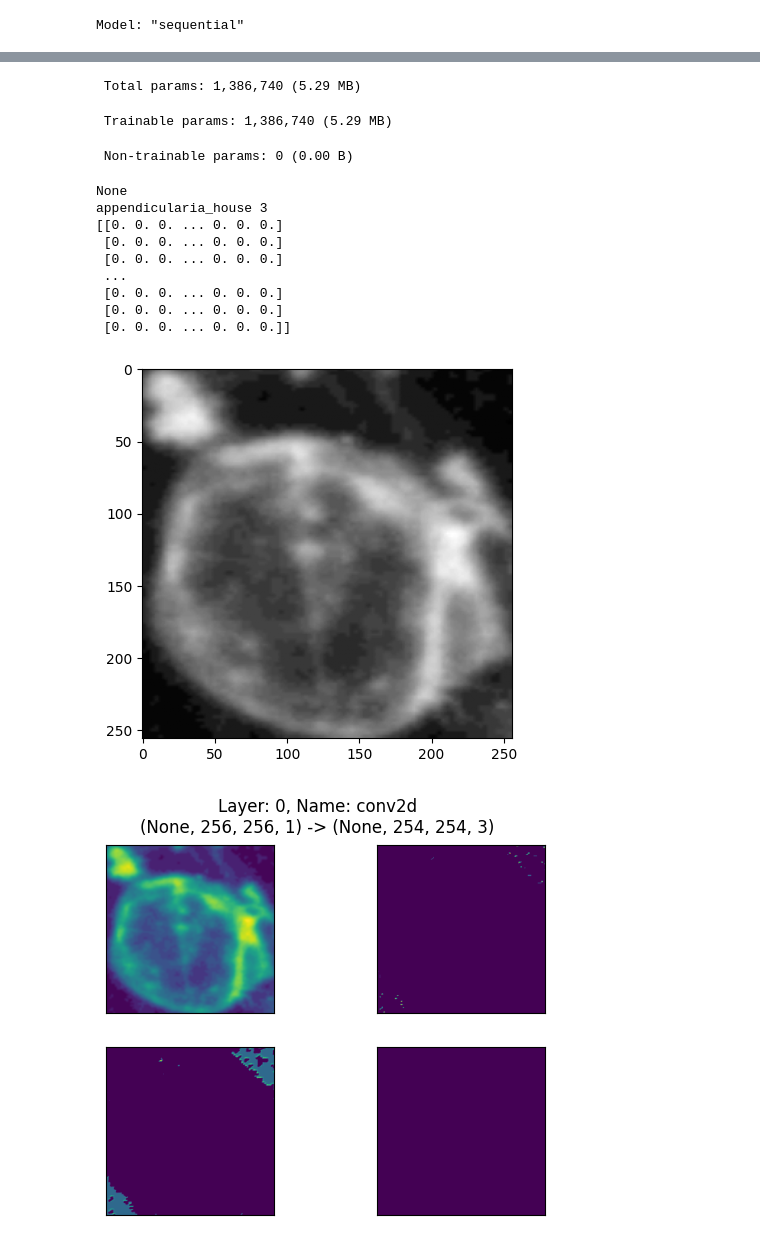
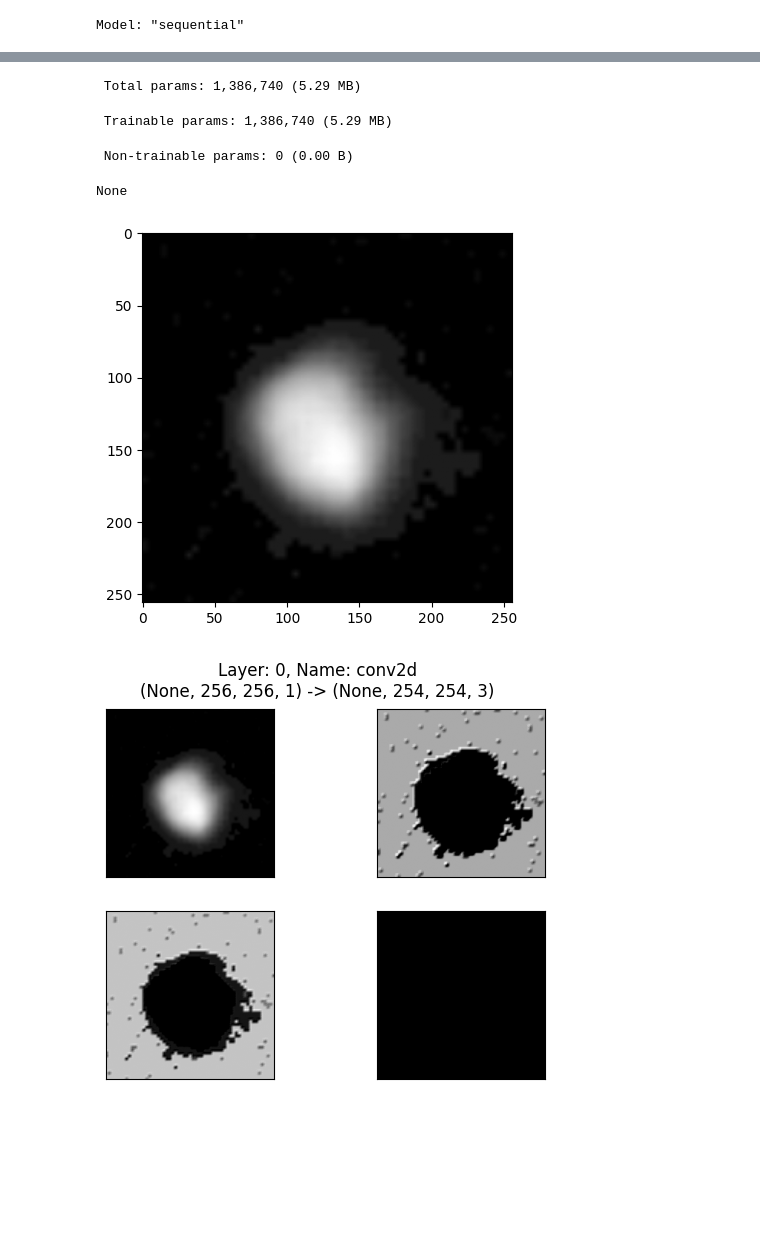
Before and after one commit to Bajtinus/ML-Project, a Jupyter notebook: Project/feature_map_visualization.ipynb, the cells around one changed output, grey strips where cells are left out. Saved outputs shown, nothing was run; the diff lists cells and outputs as text; code cells hidden in the pictures; blank space fills up the shorter version.

```diff
--- a/Project/feature_map_visualization.ipynb
+++ b/Project/feature_map_visualization.ipynb
@@ -22,7 +21,7 @@ def predict_image_class(image, local_model, verbose):
 
 # Define Variables Here
 
-path_to_image = "D:/ML_Dataset/subsets/equal_dist_100/appendicularia_house/training_appendicularia_house_roi0.2574344800.tif.png"
+path_to_image = "D:/ML_Dataset/subsets/equal_dist_100/blurry/training_blurry_roi0.0121042400.tif.png"
 model = keras.models.load_model("models/few_filters.keras")
 
 number_to_class = ['actinotrocha', 'amphipods', 'appendicularia', 'appendicularia_house', 'bipinnaria', 'blurry', 'copepods', 'diatoms', 'echinodermata', 'eggs', 'larvae', 'malacostraca', 'medusae', 'mnemiopsis', 'noctiluca', 'phaeocystis', 'pilidium', 'pluteus', 'polychaeta', 'pteropods', 'rod', 'snow', 'unknown', 'veliger_larvae', 'worms', 'zoea_larvae']
@@ -39,11 +38,11 @@ img = cv2.resize(img, model.input_shape[1:3])
 img = img / 255.0
 img = numpy.expand_dims(img, axis=2)
 plt.imshow(img, cmap='gray')
+plt.show()
 
 
 selected_image_class = path_to_image.split("/")[-2]
 selected_image_class_num = number_to_class.index(selected_image_class)
-print(selected_image_class, selected_image_class_num)
 
 feature_maps = numpy.array([img])
 
@@ -60,10 +59,9 @@ for i, layer in enumerate(model.layers):
             ax.set_yticks([])
             if j >= feature_maps.shape[-1]:
                 dummy_image = numpy.zeros((feature_maps.shape[1], feature_maps.shape[2]))
-                print(dummy_image)
-                ax.imshow(dummy_image, cmap='viridis')
+                ax.imshow(dummy_image, cmap='gray')
                 continue
-            ax.imshow(feature_maps[0, :, :, j], cmap='viridis')
+            ax.imshow(feature_maps[0, :, :, j], cmap='gray')
         plt.show()
 
     elif isinstance(layer, Dense) or isinstance(layer, Flatten):
@@ -71,49 +69,41 @@ for i, layer in enumerate(model.layers):
         sub_model.add(layer)
         feature_maps = sub_model.predict(feature_maps, verbose=verbosity)
         title = f"Layer: {i}, Name: {layer.name}\n{layer.input.shape} -> {layer.output.shape}"
-        plt.bar(numpy.linspace(0, len(feature_maps[0]), feature_maps.shape[1]), feature_maps[0])
+        bar = plt.bar(numpy.linspace(0, len(feature_maps[0]), feature_maps.shape[1]), feature_maps[0])
         if i == len(model.layers) - 1:
             predicted_class_num = predict_image_class(img, model, verbosity)
             predicted_class = number_to_class[predicted_class_num]
-            plt.scatter(selected_image_class_num, 0.1, color='red')
+            bar[selected_image_class_num].set_color("green")
             title += f"\nPredicted Class: {predicted_class}"
             title += f"\nCorrect Class: {selected_image_class}"
         plt.title(title)
         plt.show()
     else:
         print("-----------------------------------------------")
         print(f"Layer: {i}, Name: {layer.name}")
         print(f"{layer.input.shape} -> {layer.output.shape}")
 # %% [output]
 Model: "sequential"
 ┏━━━━━━━━━━━━━━━━━━━━━━━━━━━━━━━━━┳━━━━━━━━━━━━━━━━━━━━━━━━┳━━━━━━━━━━━━━━━┓
 ┃ Layer (type)                    ┃ Output Shape           ┃       Param # ┃
 ┡━━━━━━━━━━━━━━━━━━━━━━━━━━━━━━━━━╇━━━━━━━━━━━━━━━━━━━━━━━━╇━━━━━━━━━━━━━━━┩
 │ conv2d (Conv2D)                 │ (None, 254, 254, 3)    │            30 │
 ├─────────────────────────────────┼────────────────────────┼───────────────┤
 │ max_pooling2d (MaxPooling2D)    │ (None, 127, 127, 3)    │             0 │
 ├─────────────────────────────────┼────────────────────────┼───────────────┤
 │ conv2d_1 (Conv2D)               │ (None, 125, 125, 6)    │           168 │
 ├─────────────────────────────────┼────────────────────────┼───────────────┤
 │ max_pooling2d_1 (MaxPooling2D)  │ (None, 62, 62, 6)      │             0 │
 ├─────────────────────────────────┼────────────────────────┼───────────────┤
 │ conv2d_2 (Conv2D)               │ (None, 60, 60, 12)     │           660 │
 ... (5 lines left out)
 │ dense (Dense)                   │ (None, 128)            │     1,382,528 │
 ├─────────────────────────────────┼────────────────────────┼───────────────┤
 │ dense_1 (Dense)                 │ (None, 26)             │         3,354 │
 └─────────────────────────────────┴────────────────────────┴───────────────┘
  Total params: 1,386,740 (5.29 MB)
  Trainable params: 1,386,740 (5.29 MB)
  Non-trainable params: 0 (0.00 B)
 None
-appendicularia_house 3
-[[0. 0. 0. ... 0. 0. 0.]
- [0. 0. 0. ... 0. 0. 0.]
- [0. 0. 0. ... 0. 0. 0.]
- ...
- [0. 0. 0. ... 0. 0. 0.]
- [0. 0. 0. ... 0. 0. 0.]
- [0. 0. 0. ... 0. 0. 0.]]
-[figure, old version]
+[figure, new version]
-[figure, old version]
+[figure, new version]
```
Also changed, not shown: parts of 2 cells of this notebook.
